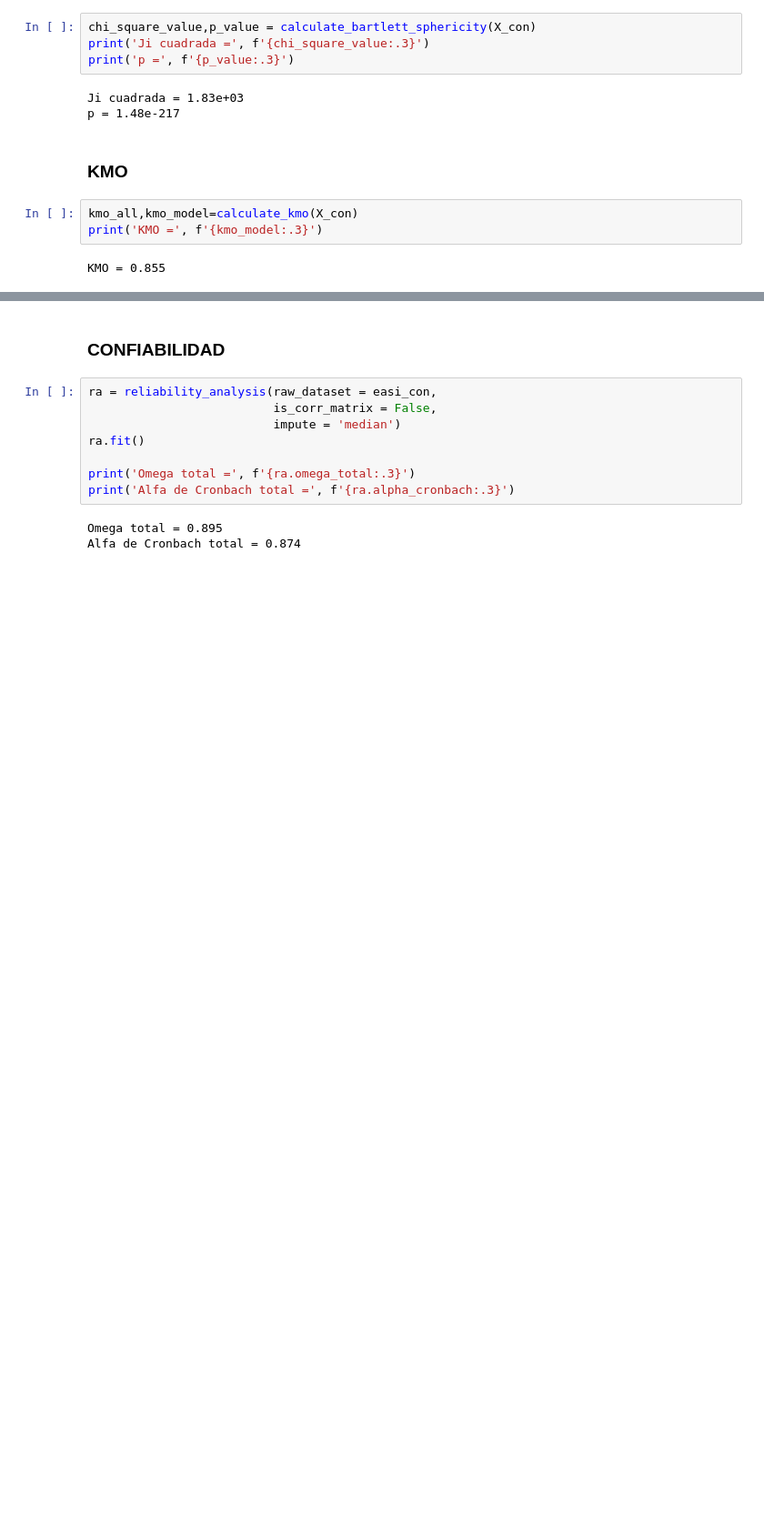
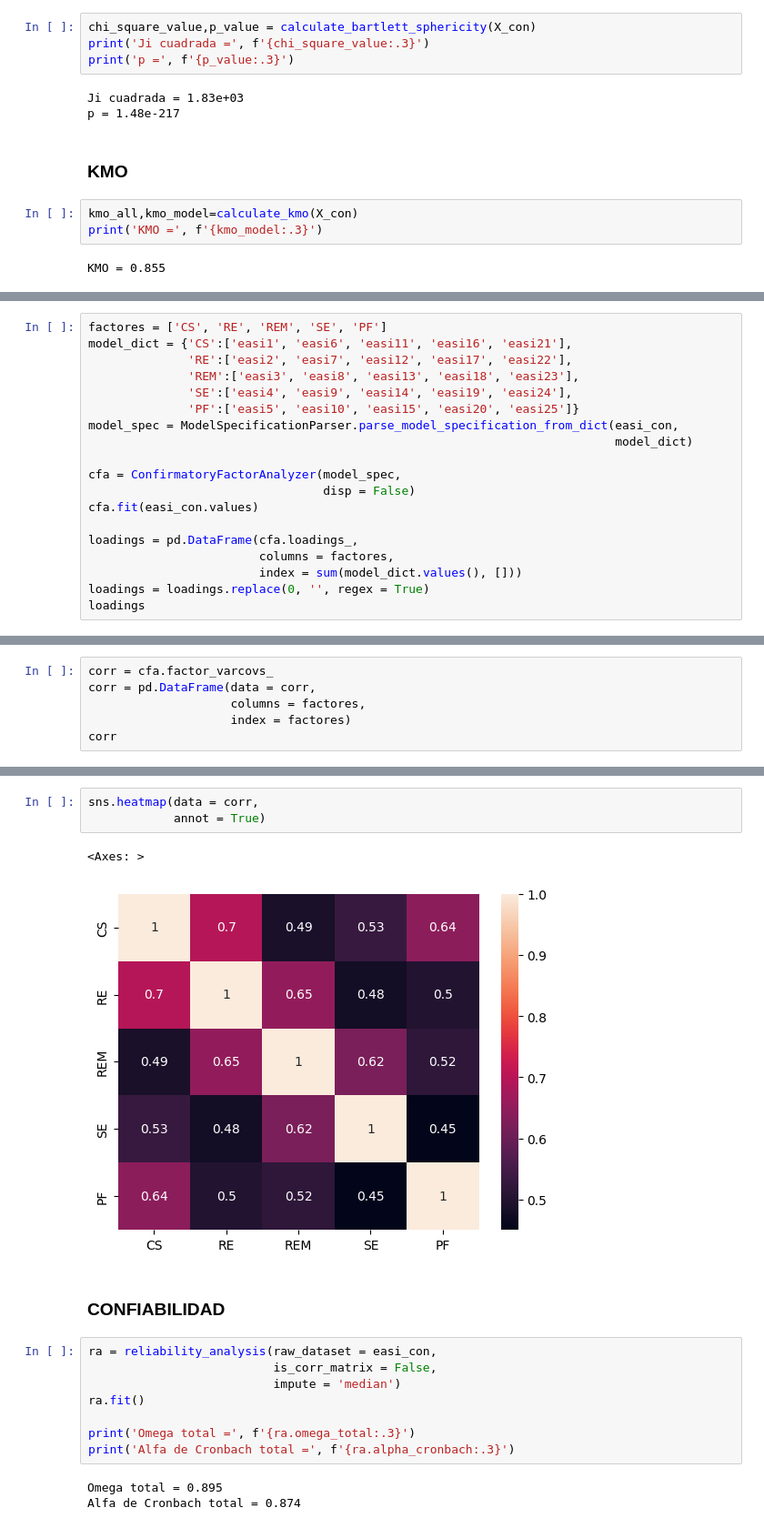
Before and after one commit to jisaaco/everchanging, a Jupyter notebook: factor_analysis_karina.ipynb, the cells around one changed output, grey strips where cells are left out. Shown: that part at 91% size. Cells and saved outputs as stored; diff of their text form; blank space fills up the shorter version.

```diff
--- a/factor_analysis_karina.ipynb
+++ b/factor_analysis_karina.ipynb
@@ -101,0 +71,19 @@ loadings
+# %%
+factores = ['CS', 'RE', 'REM', 'SE', 'PF']
+model_dict = {'CS':['easi1', 'easi6', 'easi11', 'easi16', 'easi21'],
+              'RE':['easi2', 'easi7', 'easi12', 'easi17', 'easi22'],
+              'REM':['easi3', 'easi8', 'easi13', 'easi18', 'easi23'],
+              'SE':['easi4', 'easi9', 'easi14', 'easi19', 'easi24'],
+              'PF':['easi5', 'easi10', 'easi15', 'easi20', 'easi25']}
+model_spec = ModelSpecificationParser.parse_model_specification_from_dict(easi_con,
+                                                                          model_dict)
+
+cfa = ConfirmatoryFactorAnalyzer(model_spec,
+                                 disp = False)
+cfa.fit(easi_con.values)
+
+loadings = pd.DataFrame(cfa.loadings_,
+                        columns = factores,
+                        index = sum(model_dict.values(), []))
+loadings = loadings.replace(0, '', regex = True)
+loadings
@@ -101,0 +110,6 @@ loadings
+# %%
+corr = cfa.factor_varcovs_
+corr = pd.DataFrame(data = corr,
+                    columns = factores,
+                    index = factores)
+corr
@@ -102,3 +123,9 @@ loadings
+# %%
+sns.heatmap(data = corr,
+            annot = True)
+# %% [output]
+<Axes: >
+[figure, added]
 # %% [markdown]
 ### CONFIABILIDAD
 # %%
```
Also changed, not shown: parts of 10 cells of this notebook.
